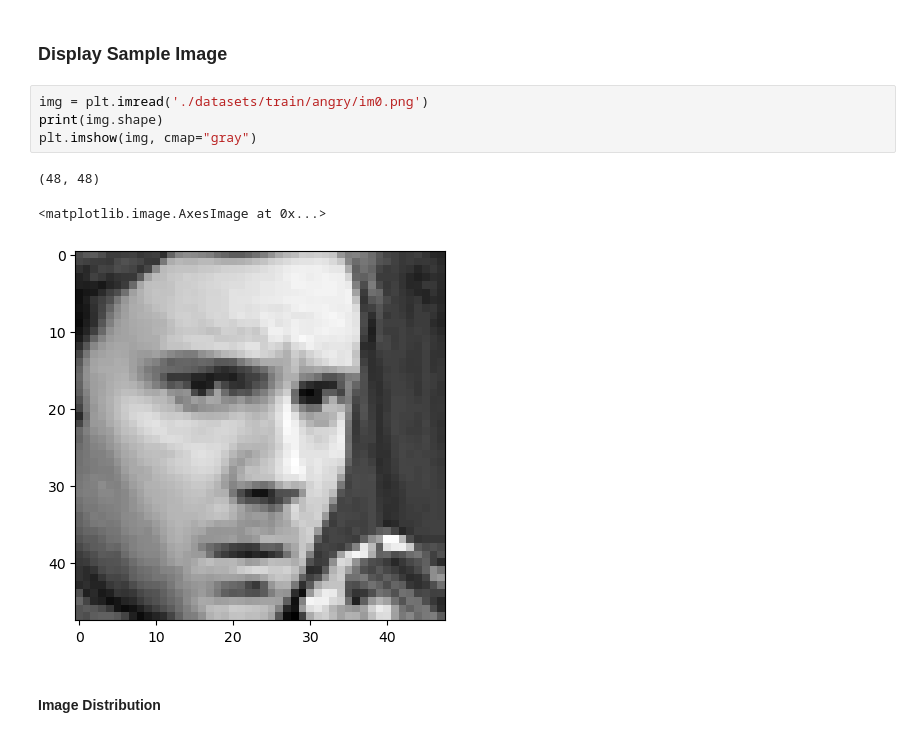
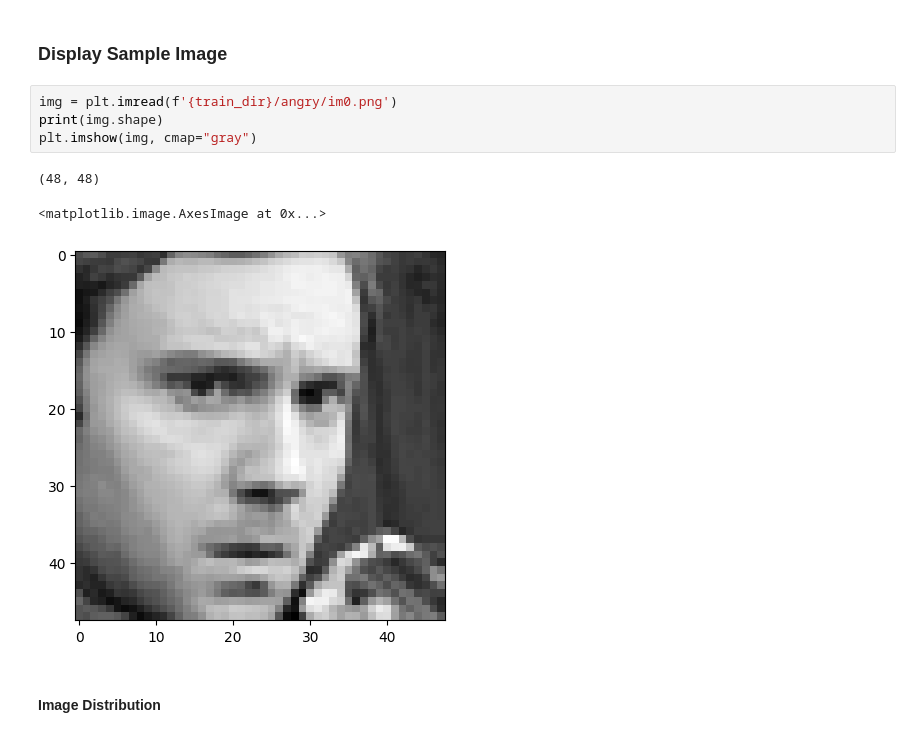
Before and after one commit to ediashta/Facial-Expression-CNN, a Jupyter notebook: h8dsft_P2M2_ediashta.ipynb, the cells around one changed output. Drawn from its saved outputs; the diff is of its cells as text.

```diff
--- a/h8dsft_P2M2_ediashta.ipynb
+++ b/h8dsft_P2M2_ediashta.ipynb
@@ -83,12 +113,12 @@ Total Data : 7178
 # %% [markdown]
 ### Display Sample Image
 # %%
-img = plt.imread('./datasets/train/angry/im0.png')
+img = plt.imread(f'{train_dir}/angry/im0.png')
 print(img.shape)
 plt.imshow(img, cmap="gray")
 # %% [output]
 (48, 48)
 <matplotlib.image.AxesImage at 0x...>
-[figure, old version]
+[figure, new version]
 # %% [markdown]
 #### Image Distribution
```
Also changed, not shown: parts of 55 cells of this notebook.
